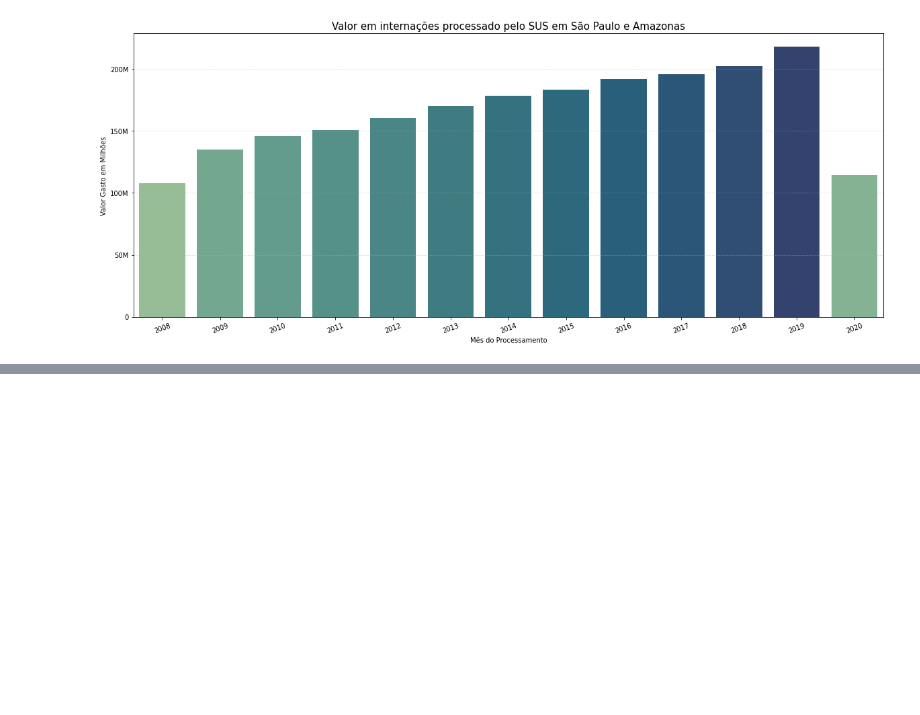
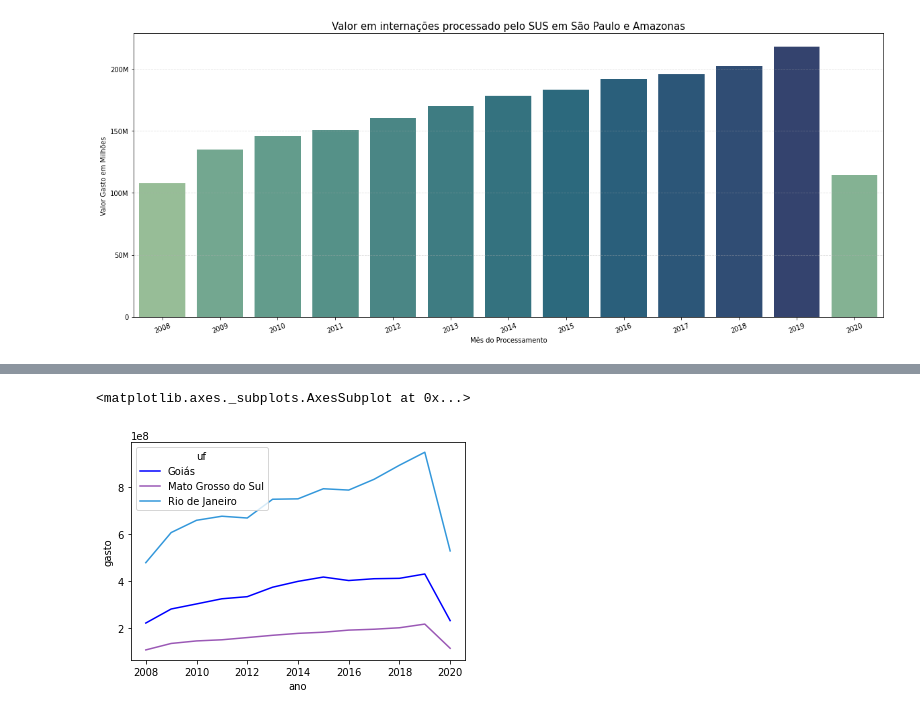
Before and after one commit to carollimaxp/data_science_alura, a Jupyter notebook: DS_Bootcamp_Módulo_2.ipynb, the cells around one changed output, grey strips where cells are left out. Saved outputs shown, nothing was run; the diff lists cells and outputs as text; code cells hidden in the pictures; blank space fills up the shorter version.

```diff
--- a/DS_Bootcamp_Módulo_2.ipynb
+++ b/DS_Bootcamp_Módulo_2.ipynb
@@ -1120,0 +1176,5 @@ plt.show()
+# %%
+sns.lineplot(data = por_ano_dos_estados, x = 'ano', y ='gasto', hue='uf')
+# %% [output]
+<matplotlib.axes._subplots.AxesSubplot at 0x...>
+[figure, added]
```
Also changed, not shown: parts of 16 cells of this notebook.
